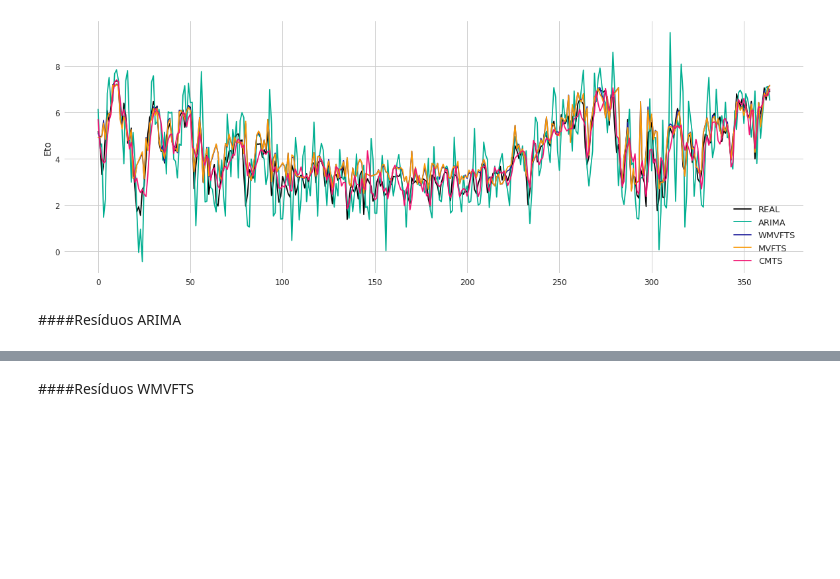
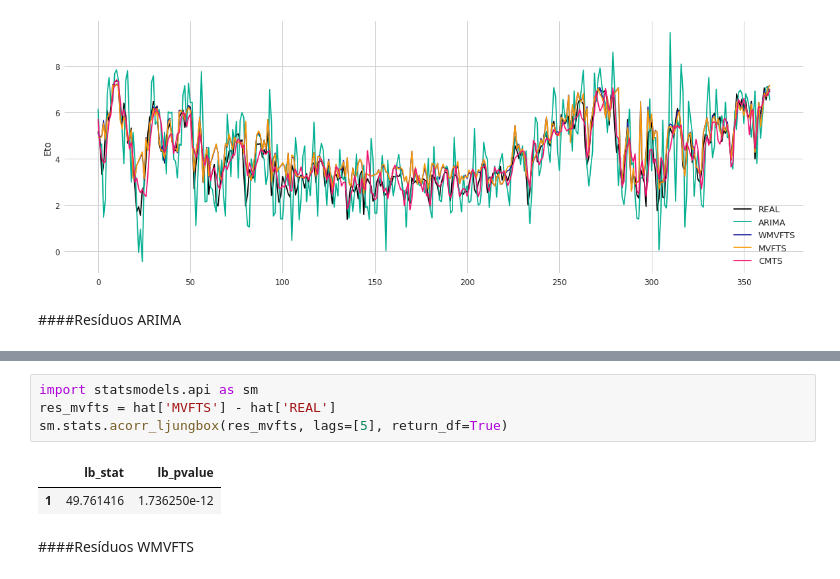
Before and after one commit to PatriciaLucas/CausalForecasting, a Jupyter notebook: Experimentos.ipynb, the cells around one changed output, grey strips where cells are left out. Drawn from its saved outputs; the diff is of its cells as text; blank space fills up the shorter version.

```diff
--- a/Experimentos.ipynb
+++ b/Experimentos.ipynb
@@ -197,3 +239,10 @@ cf.plot_residuals(hat['ARIMA'], hat['REAL'])
+# %%
+import statsmodels.api as sm
+res_mvfts = hat['MVFTS'] - hat['REAL']
+sm.stats.acorr_ljungbox(res_mvfts, lags=[5], return_df=True)
+# %% [output]
+|  | lb_stat | lb_pvalue |
+| 1 | 49.761416 | 1.736250e-12 |
 # %% [markdown]
 ####Resíduos WMVFTS
 # %%
```
Also changed, not shown: parts of 15 cells of this notebook.
